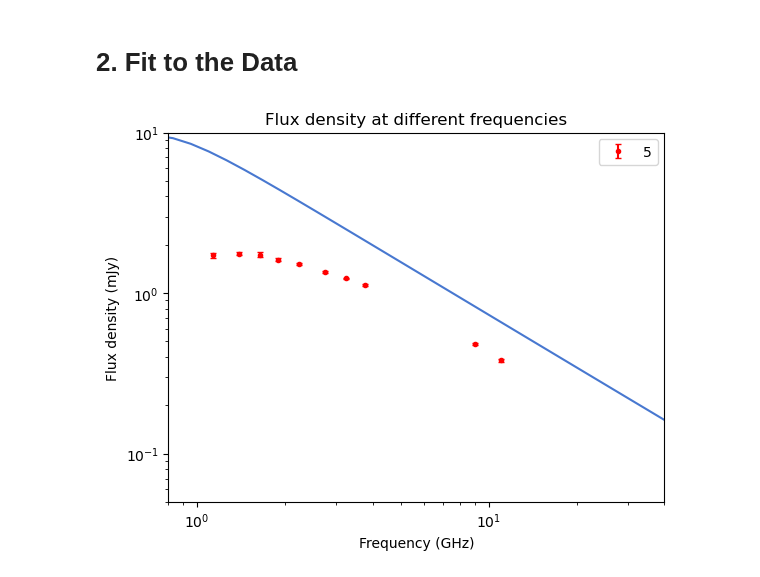
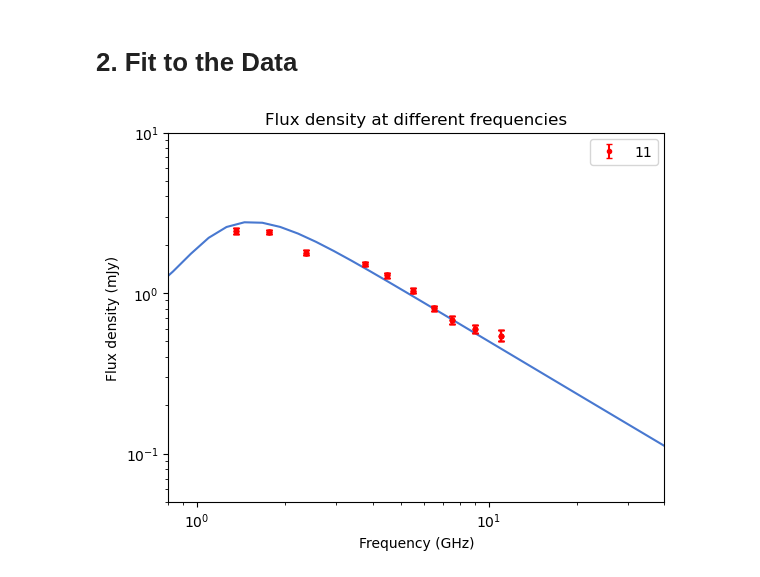
Before and after one commit to Camachoadri/JAEICU2024, a Jupyter notebook: TDE AT2019azh/TDE AT2019azh.ipynb, the cells around one changed output. Drawn from its saved outputs; the diff is of its cells as text; code cells hidden in the pictures.

Commit message:
Multi epoch-freq plot done, R-B-p-time plot done

```diff
--- a/TDE AT2019azh/TDE AT2019azh.ipynb
+++ b/TDE AT2019azh/TDE AT2019azh.ipynb
@@ -413,13 +420,13 @@ R=np.ones(num_times)
 #Ussually p is fixed but GoodWing argue that for this TDE it is observed that it is not
 p=np.ones(num_times)
 
-B[5]= (0.04*u.G).value
-R[5]= (7e17*u.cm).value
-p[5]=3.2
+B[5]= (0.05*u.G).value
+R[5]= (1.5e17*u.cm).value
+p[5]=2.4
 
 B[4]= (0.07*u.G).value
-R[4]= (5e17*u.cm).value
-p[4]=3.5
+R[4]= (1e17*u.cm).value
+p[4]=2.4
 
 B[3]= (0.08*u.G).value
 R[3]= (9.5e16*u.cm).value
@@ -431,35 +438,59 @@ p[2]=2.6
 
 B[1]= (0.35*u.G).value
 R[1]= (1.85e16*u.cm).value
 p[1]=2.9
 
 B[0]= (0.4*u.G).value
 R[0]= (1.4e16*u.cm).value
 p[0]=2.7
 
+B[6]=B[5]
+R[6]=R[5]
+p[6]=p[5]
+
+B[7]= (0.05*u.G).value
+R[7]= (1.5e17*u.cm).value
+p[7]=2.1
+
+B[8]= (0.1*u.G).value
+R[8]= (2e17*u.cm).value
+p[8]=3.2
+
+B[9]= (0.06*u.G).value
+R[9]= (2e17*u.cm).value
+p[9]=2.6
+
+B[10]= (0.06*u.G).value
+R[10]= (4e17*u.cm).value
+p[10]=3.2
+
+B[11]= (0.1*u.G).value
+R[11]= (1.75e17*u.cm).value
+p[11]=3.2
+
 #Since this amgnitudes have quite different values (orders of magnitude) we give them to the functions as teh log
 B= np.log10(B)
 R= np.log10(R)
 
 #select date
-i=5
+i=11
 F= FluxatTSynch(freqcont*1e9 , R[i], p[i], B[i], distance, F0, alpha)
 plt.plot(freqcont, F)
 plt.errorbar(date_list[i][0], date_list[i][1], yerr=  date_list[i][2],fmt= '.',capsize= 2 , c='red',
              zorder=8, label= f'{i}')
 
 
 plt.yscale('log')
 plt.xscale('log')
 plt.xlabel(f"Frequency (GHz)")
 plt.ylabel(f'Flux density (mJy)')
 plt.title('Flux density at different frequencies')
 plt.legend()
 plt.xlim(left=0.8, right= 40)
 plt.ylim(bottom=0.5e-1, top=10)
 plt.show()
 # %% [output]
-[figure, old version]
+[figure, new version]
 # %%
 def leastsq_function(params, *args):
     """
```
Also changed, not shown: parts of 8 cells of this notebook.
